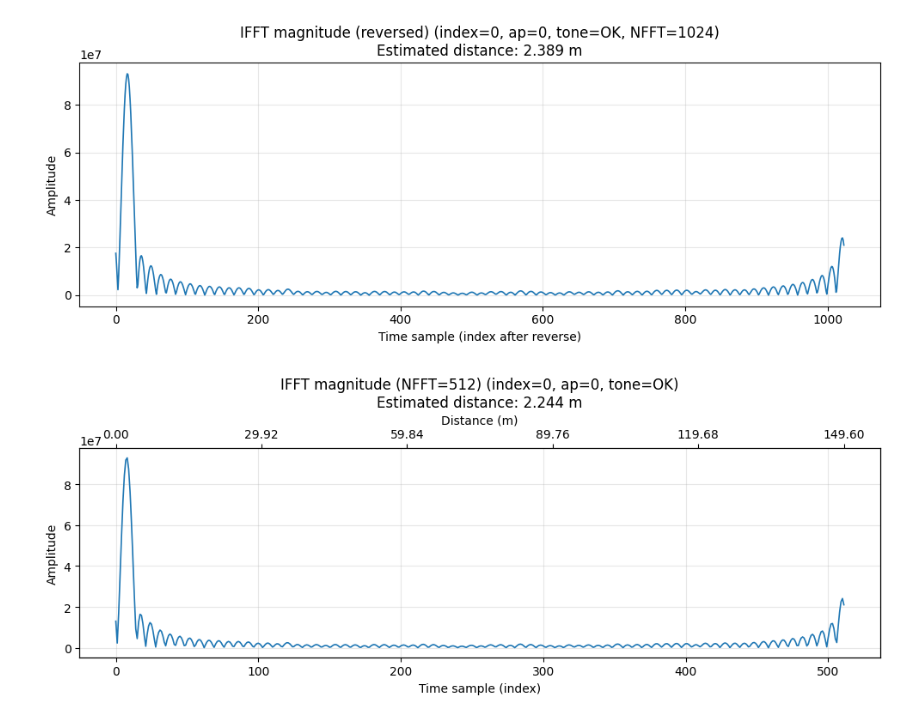
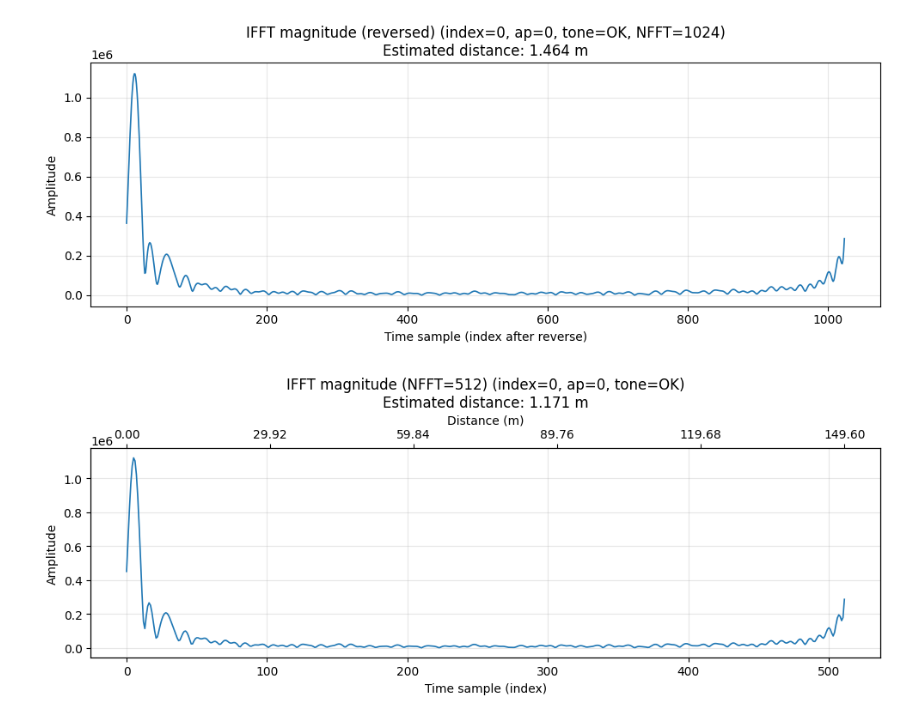
Before and after one commit to cwdao/ble6.cs.scripts, a Jupyter notebook: iq.flash.data.parse.sample.ipynb, the cells around one changed output. Saved outputs shown, nothing was run; the diff lists cells and outputs as text; code cells hidden in the pictures.

```diff
--- a/iq.flash.data.parse.sample.ipynb
+++ b/iq.flash.data.parse.sample.ipynb
@@ -384,42 +393,42 @@ def plot_ifft_result(ifft_mag_rev, dist, title_suffix=""):
 # ===== 示例：从 combined_iq.json 取某个 (index, ap) 的 IQ，计算并作图 =====
 
 # 读取数据
-with open("combined_iq.json", "r", encoding="utf-8") as f:
-    data = json.load(f)
+# with open("combined_iq.json", "r", encoding="utf-8") as f:
+#     data = json.load(f)
 
 # 选择 index 和 ap
 target_index = 0
 target_ap = 0
-entry = next((it for it in data if it["index"] == target_index and it["ap_index"] == target_ap), None)
+entry = next((it for it in data_to_parse if it["index"] == target_index and it["ap_index"] == target_ap), None)
 if entry is None:
     raise ValueError("未找到目标 (index, ap)")
 
 # 构造 NUM_CHANNELS 长度的 I/Q 序列（注意 channels key 转 int）
 channels = {int(k): v for k, v in entry["channels"].items()}
 chs = sorted(channels.keys())
 
 # 验证通道数量（期望 0..74 共 75 个；如有缺失，先按 0 填充，后续会触发无法计算 IFFT 的早退）
 IQ = np.zeros((NUM_CHANNELS, 2), dtype=np.float32)
 for ch in range(NUM_CHANNELS):
     if ch in channels:
         I = float(channels[ch]["I"])
         Q = float(channels[ch]["Q"])
         IQ[ch, 0] = I
         IQ[ch, 1] = Q
     else:
         IQ[ch, :] = 0.0
 
 # 计算距离与谱
 dist_ifft, ifft_mag_rev = calculate_dist_ifft_py(IQ)
 
 # 作图
 if ifft_mag_rev is not None:
     title = f"(index={entry['index']}, ap={entry['ap_index']}, tone={entry['meta'].get('tone_quality')}, NFFT={NFFT})"
     plot_ifft_result(ifft_mag_rev, dist_ifft, title_suffix=title)
 else:
     print("无法计算 IFFT（存在缺失频点为 0+0j），距离为 NaN。")
 # %% [output]
-[figure, old version]
+[figure, new version]
 # %%
 import json
 import numpy as np
@@ -584,12 +593,12 @@ def plot_ifft_result(ifft_mag_rev, dist, title_suffix=""):
     plt.show()
 
 # ===== 示例：从 combined_iq.json 中选择一个 (index, ap) =====
-with open("combined_iq.json", "r", encoding="utf-8") as f:
-    data = json.load(f)
+# with open("combined_iq.json", "r", encoding="utf-8") as f:
+#     data = json.load(f)
 
 target_index = 0
 target_ap = 0
-entry = next((it for it in data if it["index"] == target_index and it["ap_index"] == target_ap), None)
+entry = next((it for it in data_to_parse if it["index"] == target_index and it["ap_index"] == target_ap), None)
 if entry is None:
     raise ValueError("未找到目标 (index, ap)")
 
@@ -610,4 +619,4 @@ if ifft_mag_rev is not None:
 else:
     print("无法计算 IFFT（存在缺失频点为 0+0j），距离估计为 NaN。")
 # %% [output]
-[figure, old version]
+[figure, new version]
```
Also changed, not shown: parts of 7 cells of this notebook, 5 other files.
